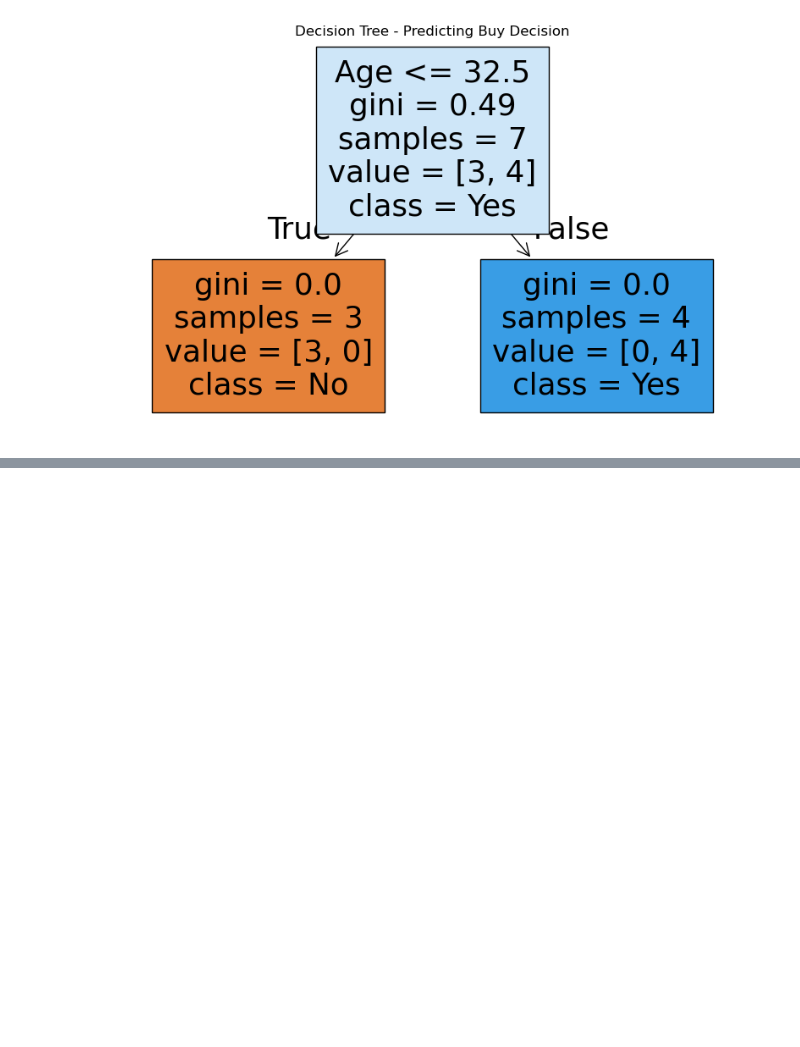
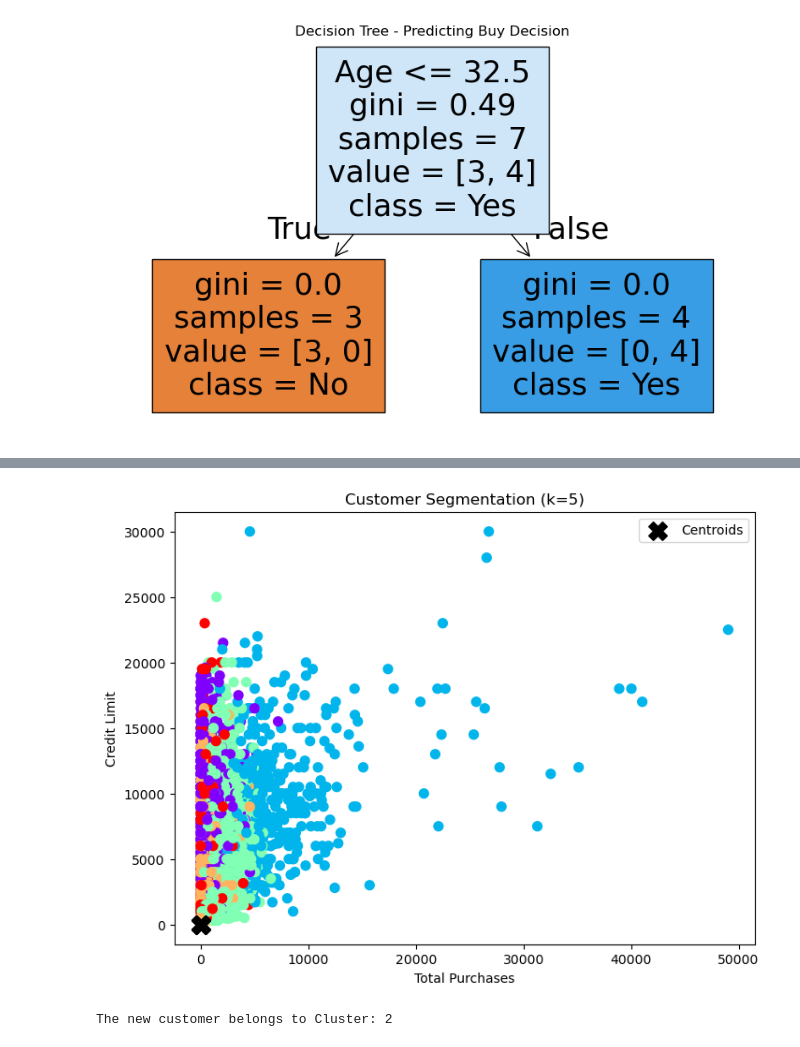
Before and after one commit to salman1256/aimltraining, a Jupyter notebook: D10notebook.ipynb, the cells around one changed output, grey strips where cells are left out. Cells and saved outputs as stored; diff of their text form; code cells hidden in the pictures; blank space fills up the shorter version.

```diff
--- a/D10notebook.ipynb
+++ b/D10notebook.ipynb
@@ -179,0 +350,10 @@ plt.show()
+# %%
+kmeans = KMeans(n_clusters=int(best_k), random_state=42)
+clusters = kmeans.fit_predict(X_scaled)
+
+df_imputed['Cluster'] = clusters
+centroids = kmeans.cluster_centers_
+
+# Step 8: Analyze Clusters
+print("\n Cluster Summary (Average Values per Segment):")
+print(df_imputed.groupby('Cluster').mean())
@@ -179,0 +378,48 @@ plt.show()
+# %%
+
+# Step 9: Visualize clusters using two features (e.g., PURCHASES vs CREDIT_LIMIT)
+plt.figure(figsize=(8, 6))
+plt.scatter(df_imputed['PURCHASES'], df_imputed['CREDIT_LIMIT'],
+            c=df_imputed['Cluster'], cmap='rainbow', s=50)
+plt.scatter(centroids[:, df.columns.get_loc('PURCHASES')],
+            centroids[:, df.columns.get_loc('CREDIT_LIMIT')],
+            s=200, c='black', marker='X', label='Centroids')
+plt.title(f"Customer Segmentation (k={int(best_k)})")
+plt.xlabel("Total Purchases")
+plt.ylabel("Credit Limit")
+plt.legend()
+plt.show()
+# %% [output]
+[figure, added]
+# %%
+new_customer = {
+    'BALANCE': 2500,
+    'BALANCE_FREQUENCY': 0.9,
+    'PURCHASES': 1500,
+    'ONEOFF_PURCHASES': 500,
+    'INSTALLMENTS_PURCHASES': 1000,
+    'CASH_ADVANCE': 200,
+    'PURCHASES_FREQUENCY': 0.6,
+    'ONEOFF_PURCHASES_FREQUENCY': 0.2,
+    'PURCHASES_INSTALLMENTS_FREQUENCY': 0.5,
+    'CASH_ADVANCE_FREQUENCY': 0.1,
+    'CASH_ADVANCE_TRX': 2,
+    'PURCHASES_TRX': 30,
+    'CREDIT_LIMIT': 8000,
+    'PAYMENTS': 2000,
+    'MINIMUM_PAYMENTS': 500,
+    'PRC_FULL_PAYMENT': 0.8,
+    'TENURE': 12
+}
+
+# Convert to DataFrame
+new_df = pd.DataFrame([new_customer])
+
+# Match column order, impute (if needed), and scale
+new_scaled = scaler.transform(new_df[df.columns])
+
+# Predict cluster
+predicted_cluster = kmeans.predict(new_scaled)[0]
+print(f"\nThe new customer belongs to Cluster: {predicted_cluster}")
+# %% [output]
+The new customer belongs to Cluster: 2
```
Also changed, not shown: parts of 34 cells of this notebook, 4 other files.
